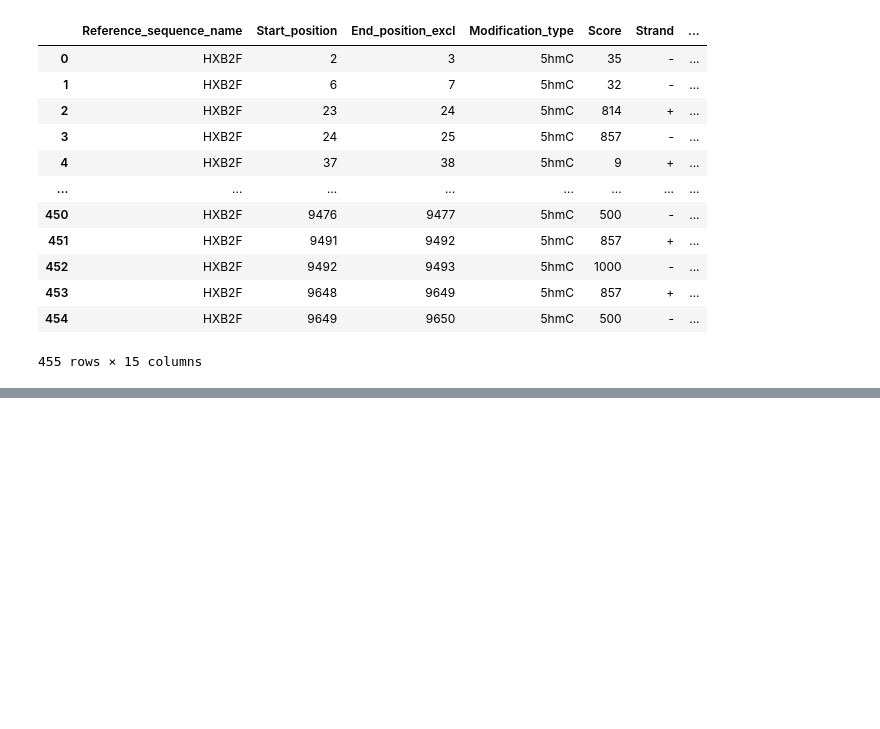
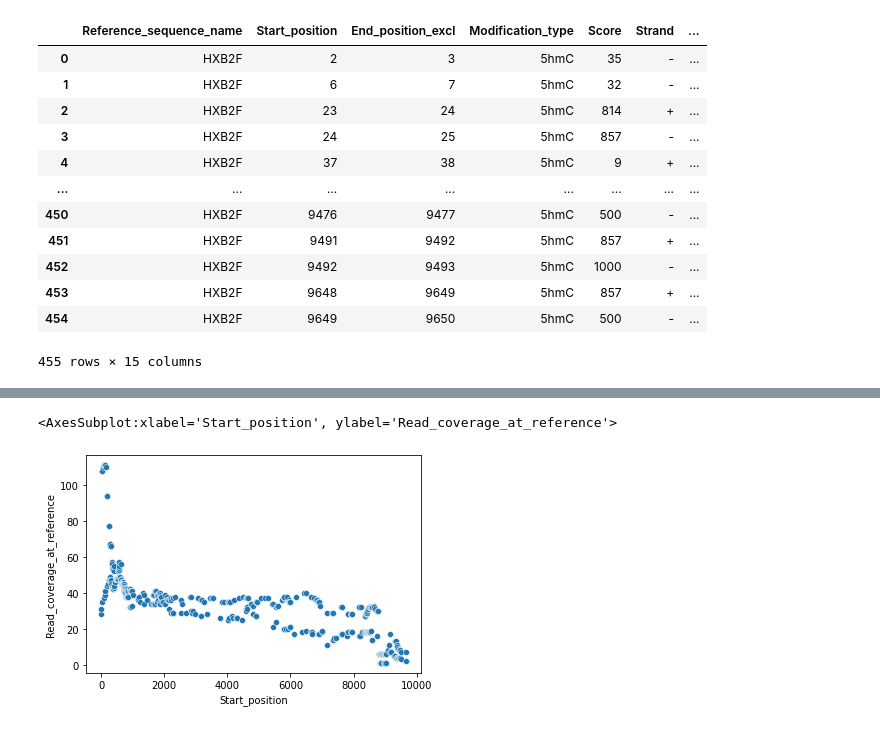
Before and after one commit to Raefcon/Hello_World, a Jupyter notebook: notebooks/HIV_data.ipynb, the cells around one changed output, grey strips where cells are left out. Drawn from its saved outputs; the diff is of its cells as text; code cells hidden in the pictures; blank space fills up the shorter version.

Commit message:
Adding HIV methylation data with Chi square tests

```diff
--- a/notebooks/HIV_data.ipynb
+++ b/notebooks/HIV_data.ipynb
@@ -416,0 +586,5 @@ table
+# %%
+sns.scatterplot(data=table, x='Start_position', y='Read_coverage_at_reference')
+# %% [output]
+<AxesSubplot:xlabel='Start_position', ylabel='Read_coverage_at_reference'>
+[figure, added]
```
Also changed, not shown: parts of 52 cells of this notebook.
